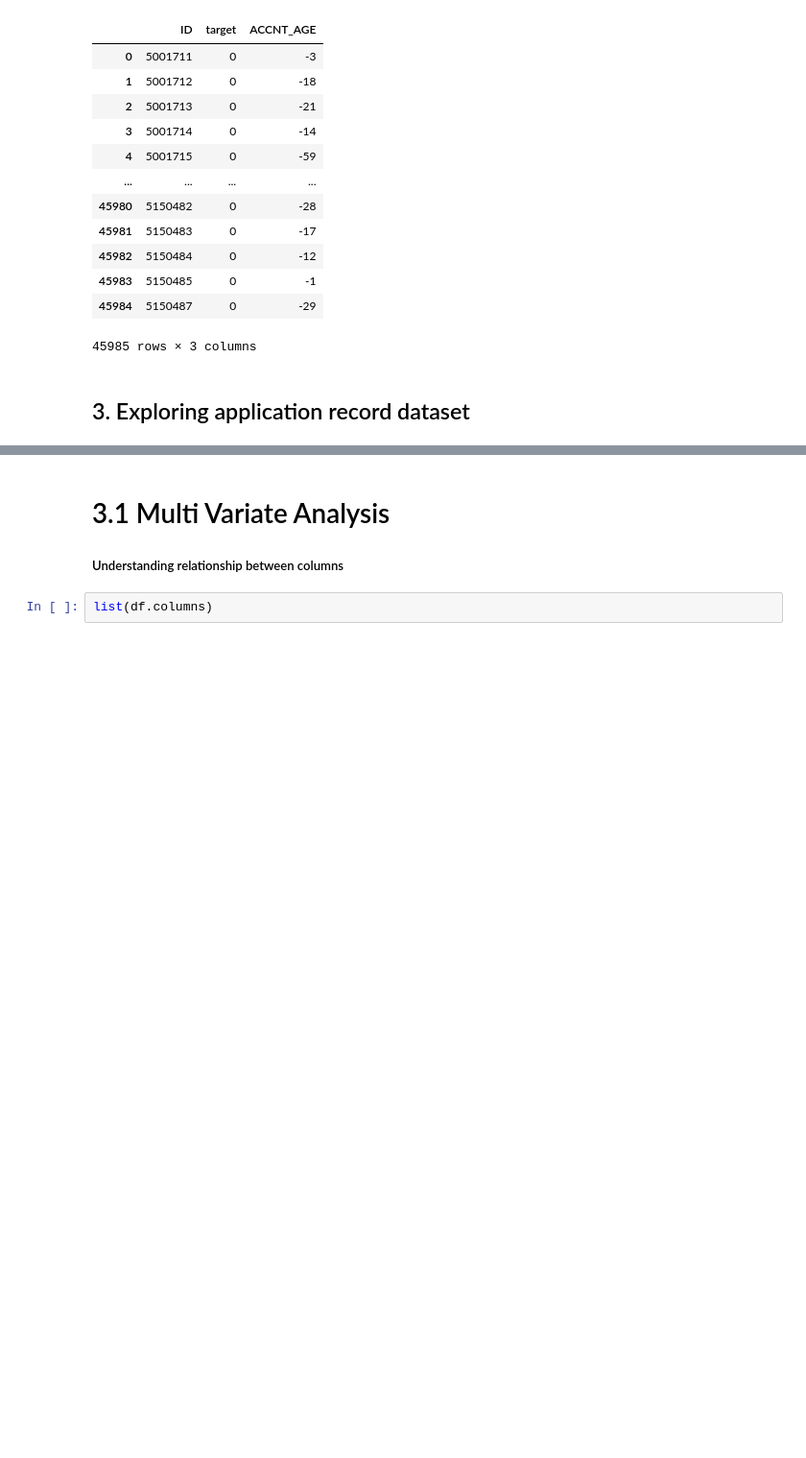
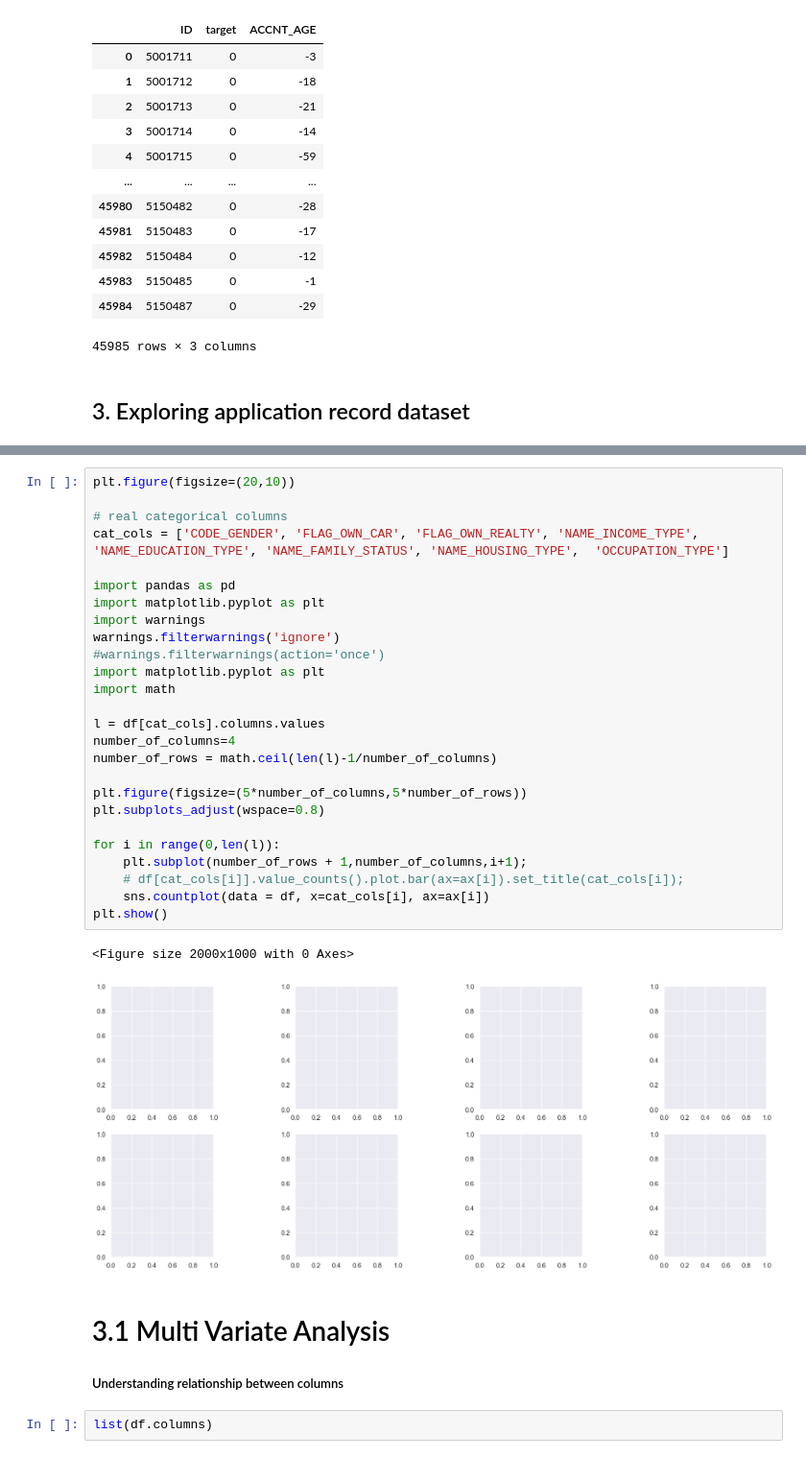
Before and after one commit to Sumanaruban/credit-card-approval-prediction, a Jupyter notebook: credit-card-approval-prediction-sumani.ipynb, the cells around one changed output, grey strips where cells are left out. Shown at 96% size. Cells and saved outputs as stored; diff of their text form; blank space fills up the shorter version.

```diff
--- a/credit-card-approval-prediction-sumani.ipynb
+++ b/credit-card-approval-prediction-sumani.ipynb
@@ -370,3 +372,32 @@ for i in range(0,len(l)):
+# %%
+plt.figure(figsize=(20,10))
+
+# real categorical columns
+cat_cols = ['CODE_GENDER', 'FLAG_OWN_CAR', 'FLAG_OWN_REALTY', 'NAME_INCOME_TYPE', 'NAME_EDUCATION_TYPE', 'NAME_FAMILY_STATUS', 'NAME_HOUSING_TYPE',  'OCCUPATION_TYPE']
+
+import pandas as pd
+import matplotlib.pyplot as plt
+import warnings
+warnings.filterwarnings('ignore')
+#warnings.filterwarnings(action='once')
+import matplotlib.pyplot as plt
+import math
+
+l = df[cat_cols].columns.values
+number_of_columns=4
+number_of_rows = math.ceil(len(l)-1/number_of_columns)
+
+plt.figure(figsize=(5*number_of_columns,5*number_of_rows))
+plt.subplots_adjust(wspace=0.8)
+
+for i in range(0,len(l)):
+    plt.subplot(number_of_rows + 1,number_of_columns,i+1);
+    # df[cat_cols[i]].value_counts().plot.bar(ax=ax[i]).set_title(cat_cols[i]);
+    sns.countplot(data = df, x=cat_cols[i], ax=ax[i])
+plt.show()
+# %% [output]
+<Figure size 2000x1000 with 0 Axes>
+[figure, added]
 # %% [markdown]
 # 3.1 Multi Variate Analysis
 
```
Also changed, not shown: parts of 20 cells of this notebook.
